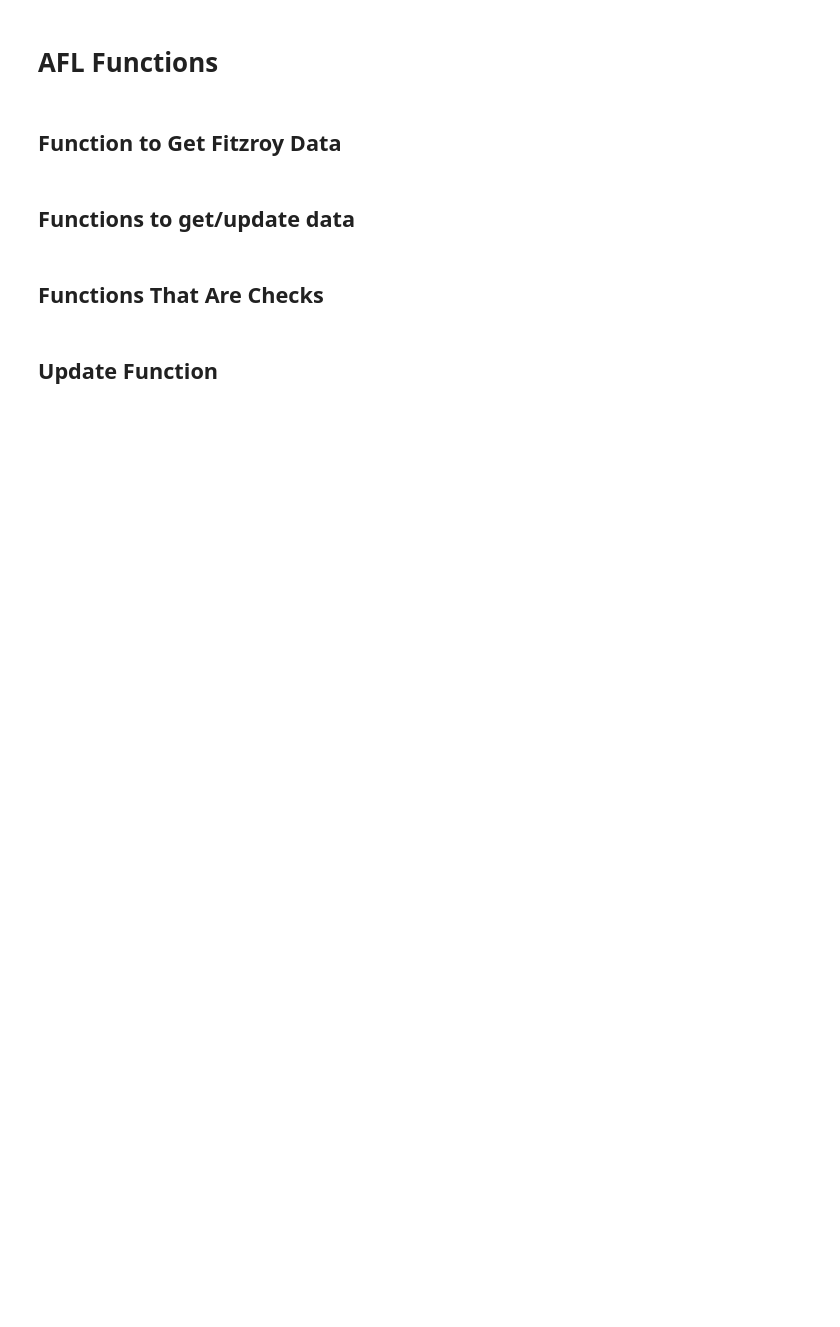
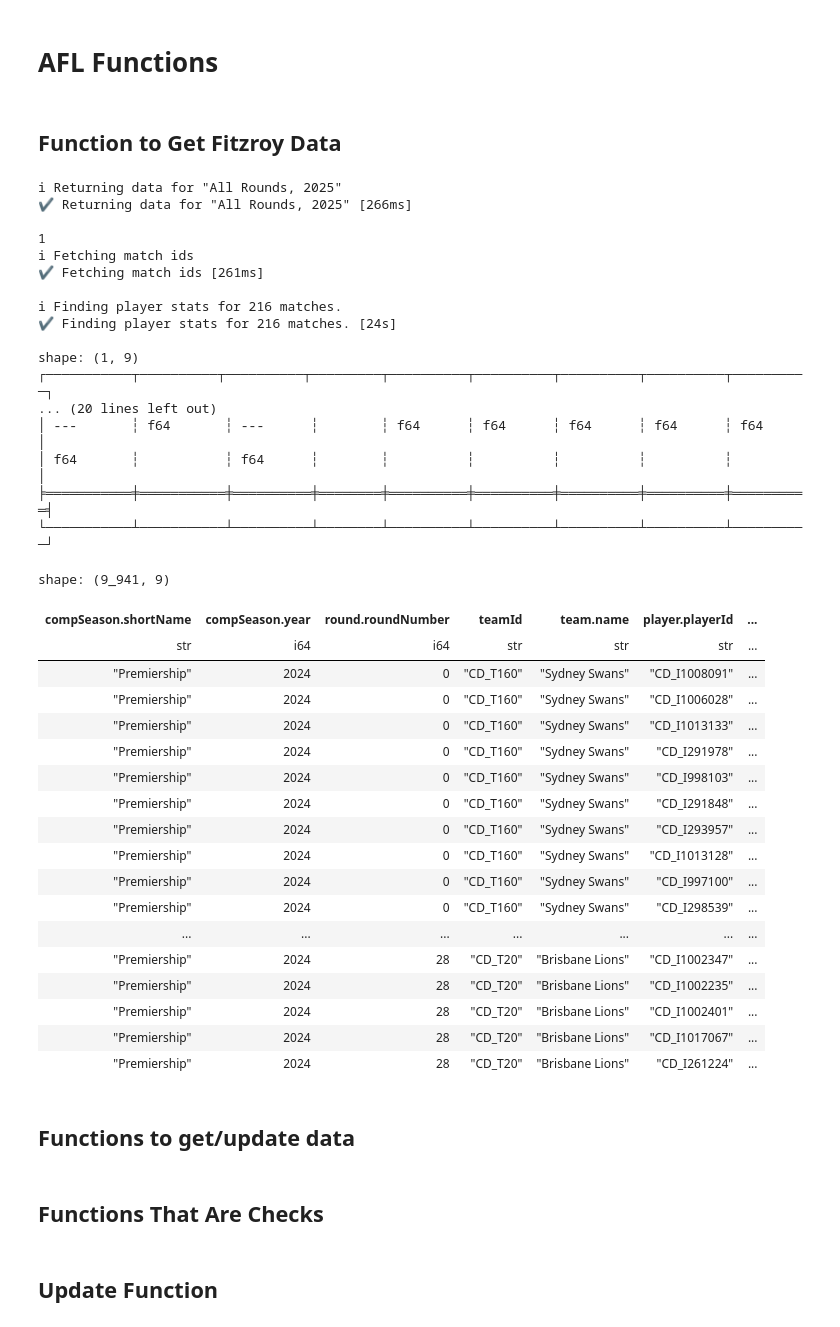
Before and after one commit to suttoe/AFLmodel, a Jupyter notebook: AFLupdate.ipynb, the cells around one changed output. Cells and saved outputs as stored; diff of their text form; code cells hidden in the pictures; blank space fills up the shorter version.

Commit message:
fix players fucntions to not get rounds that haven't been yet

```diff
--- a/AFLupdate.ipynb
+++ b/AFLupdate.ipynb
@@ -222,8 +223,8 @@ def getPlayerRanking():
 
     #loop for joining the seasons
     for s in seasonList:
-
-        playerRanking = pl.from_pandas(pandas2ri.rpy2py_dataframe(DataFrame(r_fitzroy.fetch_player_stats(season=s))
+        if s != season:
+            playerRanking = pl.from_pandas(pandas2ri.rpy2py_dataframe(DataFrame(r_fitzroy.fetch_player_stats(season=s))
                             .mutate(compSeasonYear = s)
                             .select('compSeason.shortName',
                                     'compSeasonYear',
@@ -234,15 +235,67 @@ def getPlayerRanking():
                                     'player.givenName',
                                     'player.surname',
                                     'ratingPoints')))
+        else:
+            playerRanking = pl.from_pandas(pandas2ri.rpy2py_dataframe(DataFrame(r_fitzroy.fetch_player_stats(season=s))
+                            .mutate(compSeasonYear = s)
+                            .filter('round.roundNumber' < str(currentRound))
+                            .select('compSeason.shortName',
+                                    'compSeasonYear',
+                                    'round.roundNumber',
+                                    'teamId',
+                                    'team.name',
+                                    'player.playerId',
+                                    'player.givenName',
+                                    'player.surname',
+                                    'ratingPoints')))
+            print(playerRanking.head(1))
 
         if first:
-            print('Hi')
             players = playerRanking
             first = False
-        else:
+        elif not playerRanking.is_empty():
             players = players.vstack(playerRanking)
 
     return players.rename({'compSeasonYear':'compSeason.year'})
+# %%
+getPlayerRanking()
+# %% [output]
+ℹ Returning data for "All Rounds, 2025"
+✔ Returning data for "All Rounds, 2025" [266ms]
+
+1
+ℹ Fetching match ids
+✔ Fetching match ids [261ms]
+
+ℹ Finding player stats for 216 matches.
+✔ Finding player stats for 216 matches. [24s]
+
+shape: (1, 9)
+┌───────────┬──────────┬──────────┬─────────┬──────────┬──────────┬──────────┬──────────┬──────────┐
+... (20 lines left out)
+│ ---       ┆ f64       ┆ ---      ┆        ┆ f64      ┆ f64      ┆ f64      ┆ f64      ┆ f64      │
+│ f64       ┆           ┆ f64      ┆        ┆          ┆          ┆          ┆          ┆          │
+╞═══════════╪═══════════╪══════════╪════════╪══════════╪══════════╪══════════╪══════════╪══════════╡
+└───────────┴───────────┴──────────┴────────┴──────────┴──────────┴──────────┴──────────┴──────────┘
+shape: (9_941, 9)
+| compSeason.shortName | compSeason.year | round.roundNumber | teamId | team.name | player.playerId | ... |
+| str | i64 | i64 | str | str | str | ... |
+| "Premiership" | 2024 | 0 | "CD_T160" | "Sydney Swans" | "CD_I1008091" | ... |
+| "Premiership" | 2024 | 0 | "CD_T160" | "Sydney Swans" | "CD_I1006028" | ... |
+| "Premiership" | 2024 | 0 | "CD_T160" | "Sydney Swans" | "CD_I1013133" | ... |
+| "Premiership" | 2024 | 0 | "CD_T160" | "Sydney Swans" | "CD_I291978" | ... |
+| "Premiership" | 2024 | 0 | "CD_T160" | "Sydney Swans" | "CD_I998103" | ... |
+| "Premiership" | 2024 | 0 | "CD_T160" | "Sydney Swans" | "CD_I291848" | ... |
+| "Premiership" | 2024 | 0 | "CD_T160" | "Sydney Swans" | "CD_I293957" | ... |
+| "Premiership" | 2024 | 0 | "CD_T160" | "Sydney Swans" | "CD_I1013128" | ... |
+| "Premiership" | 2024 | 0 | "CD_T160" | "Sydney Swans" | "CD_I997100" | ... |
+| "Premiership" | 2024 | 0 | "CD_T160" | "Sydney Swans" | "CD_I298539" | ... |
+| ... | ... | ... | ... | ... | ... | ... |
+| "Premiership" | 2024 | 28 | "CD_T20" | "Brisbane Lions" | "CD_I1002347" | ... |
+| "Premiership" | 2024 | 28 | "CD_T20" | "Brisbane Lions" | "CD_I1002235" | ... |
+| "Premiership" | 2024 | 28 | "CD_T20" | "Brisbane Lions" | "CD_I1002401" | ... |
+| "Premiership" | 2024 | 28 | "CD_T20" | "Brisbane Lions" | "CD_I1017067" | ... |
+| "Premiership" | 2024 | 28 | "CD_T20" | "Brisbane Lions" | "CD_I261224" | ... |
 # %% [markdown]
 ## Functions to get/update data
 # %%
```
Also changed, not shown: parts of 1 cell of this notebook, 1 other file.
